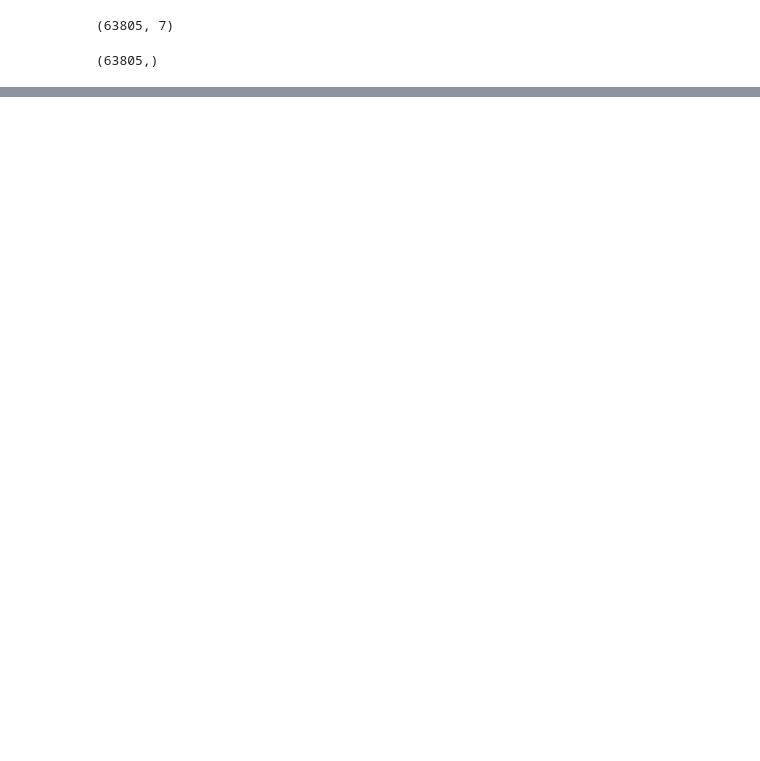
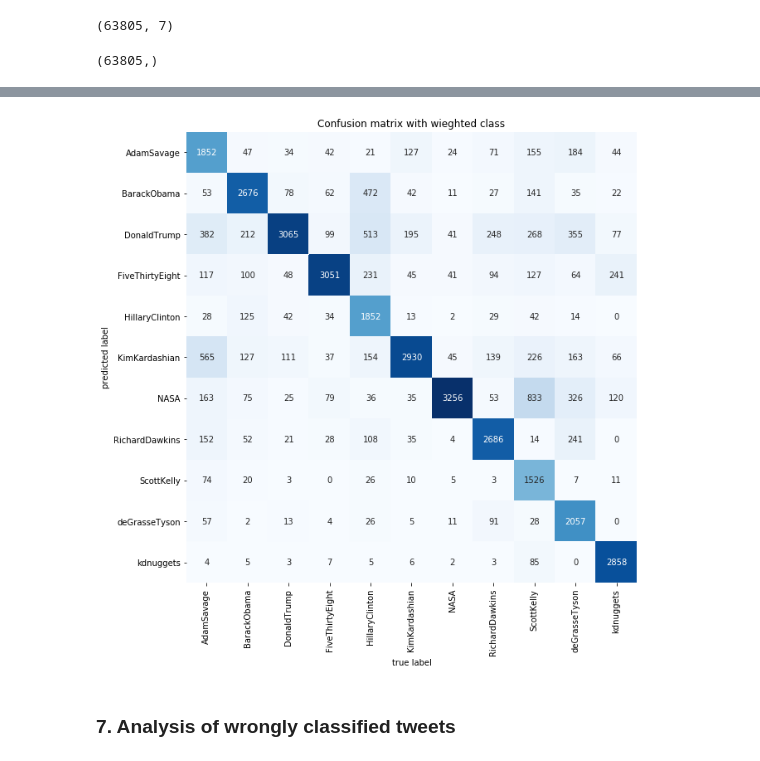
Before and after one commit to eholowko/bootcamp-final_project, a Jupyter notebook: Famous_tweets.ipynb, the cells around one changed output, grey strips where cells are left out. Cells and saved outputs as stored; diff of their text form; code cells hidden in the pictures; blank space fills up the shorter version.

```diff
--- a/Famous_tweets.ipynb
+++ b/Famous_tweets.ipynb
@@ -569,0 +963,6 @@ for ind in range(id_min,id_max):
+# %%
+X_proc_test = processor.transform(X_cleaned_test)
+# %%
+X_proc2_test = pipe_weights.transform(X_proc_test)
+# %%
+weights_test = [dict_weights[y] for y in y_test]
@@ -569,0 +979,3 @@ for ind in range(id_min,id_max):
+# %%
+y_pred_test = best_model.predict(X_proc2_test)
+print(classification_report(y_true=y_test,y_pred=y_pred_test))
@@ -569,0 +998,14 @@ for ind in range(id_min,id_max):
+# %%
+cm = confusion_matrix(y_true=y_test,y_pred=y_pred_test,sample_weight=weights_test)
+
+plt.figure(figsize=(10,10))
+sns.heatmap(cm.T,square=True,annot=True,fmt='.0f',cbar=False,cmap='Blues',
+            xticklabels=df.author.cat.categories,yticklabels=df.author.cat.categories)
+plt.xlabel('true label')
+plt.ylabel('predicted label')
+plt.title('Confusion matrix with wieghted class')
+plt.show()
+# %% [output]
+[figure, added]
+# %% [markdown]
+### 7. Analysis of wrongly classified tweets
```
Also changed, not shown: parts of 202 cells of this notebook.
